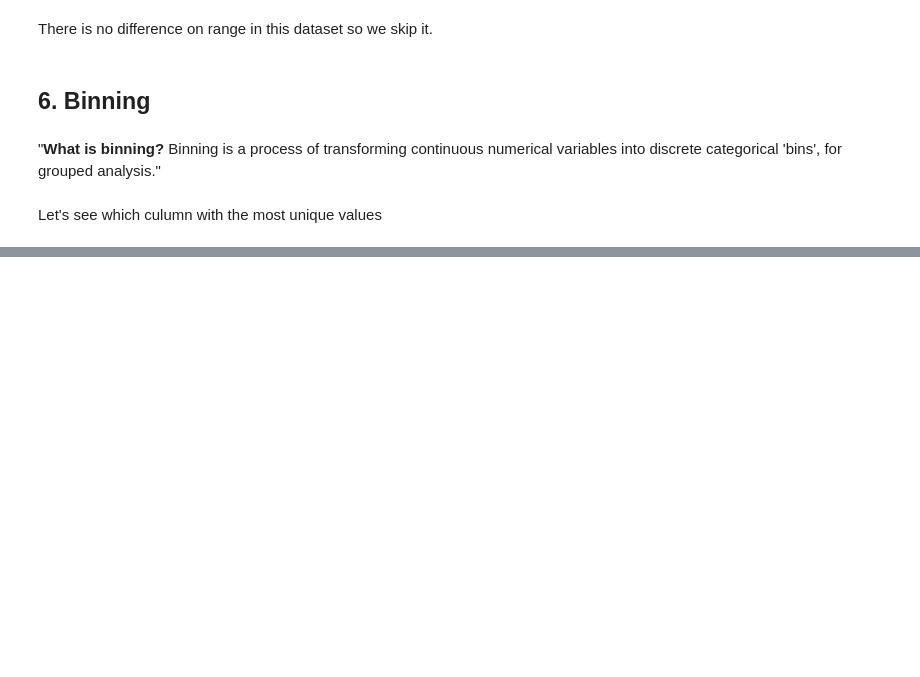
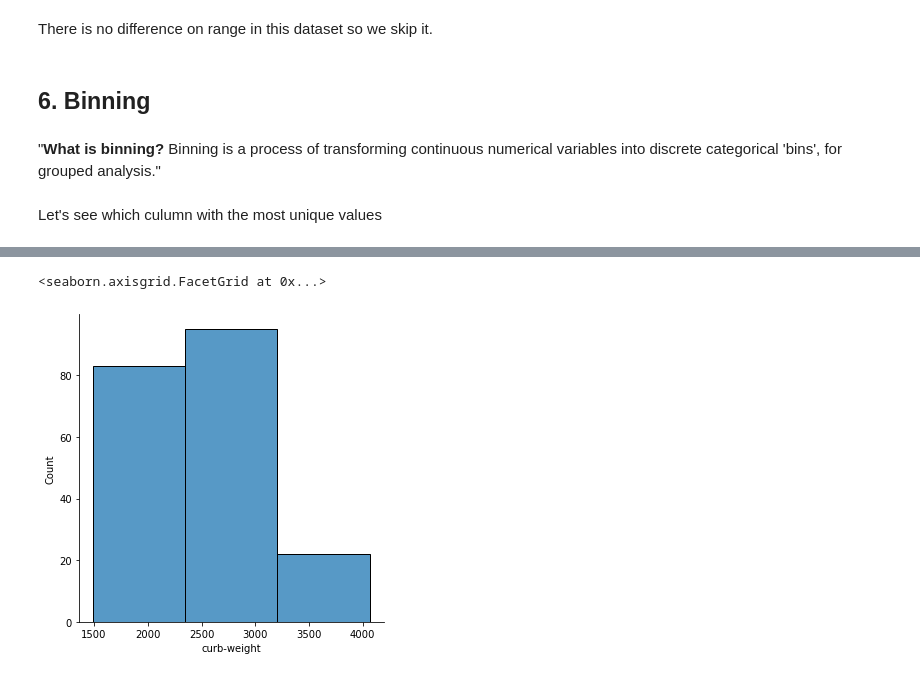
Before and after one commit to honhanbao/Data-Wrangling, a Jupyter notebook: data wrangling - Automobile Data Set.ipynb, the cells around one changed output, grey strips where cells are left out. Cells and saved outputs as stored; diff of their text form; code cells hidden in the pictures; blank space fills up the shorter version.

```diff
--- a/data wrangling - Automobile Data Set.ipynb
+++ b/data wrangling - Automobile Data Set.ipynb
@@ -518,0 +550,5 @@ Let's see which culumn with the most unique values
+# %%
+sns.displot(df["curb-weight"], bins = 3)
+# %% [output]
+<seaborn.axisgrid.FacetGrid at 0x...>
+[figure, added]
```
Also changed, not shown: parts of 40 cells of this notebook.
